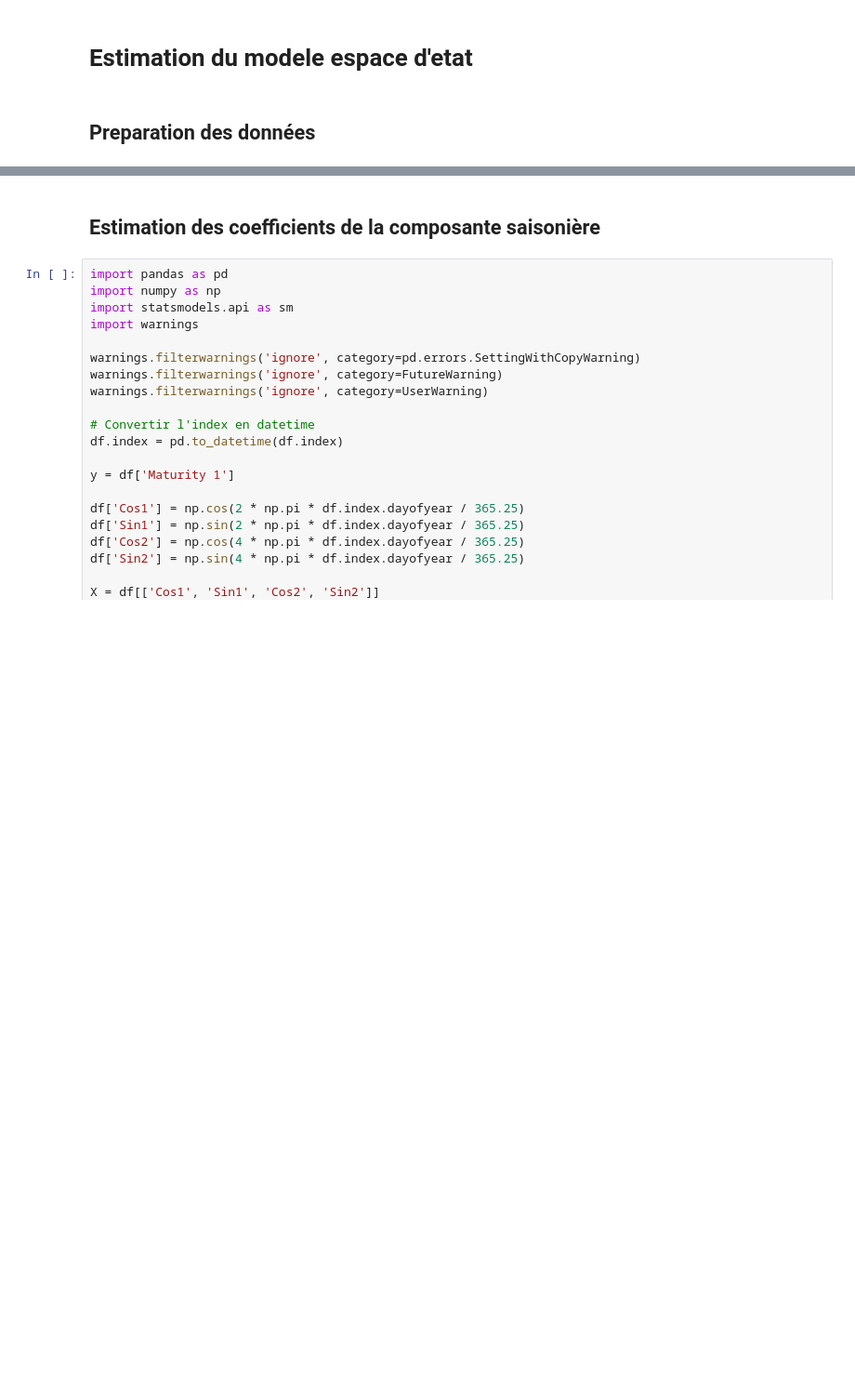
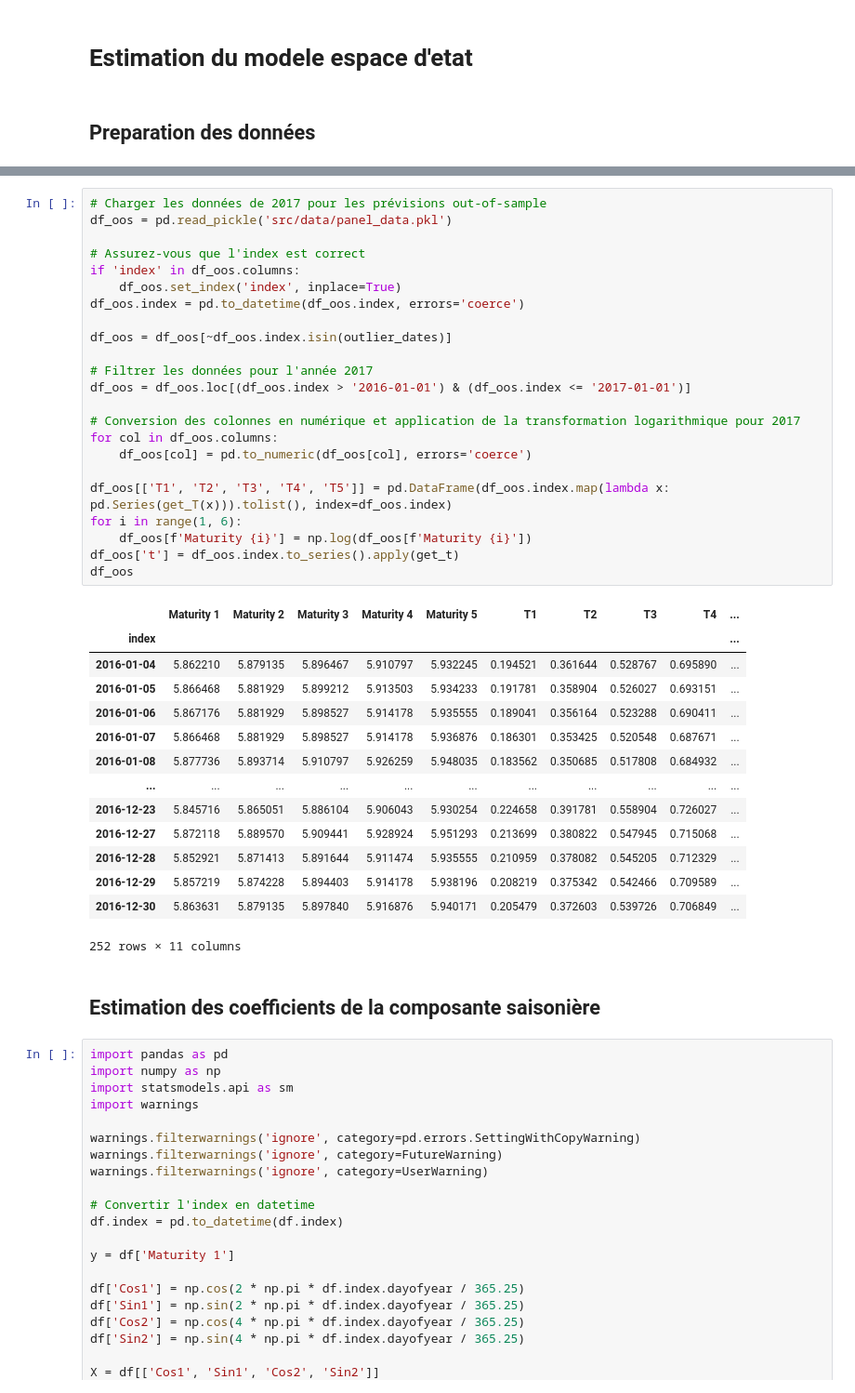
Before and after one commit to NaimLehbiben/Gestion-Quantitative, a Jupyter notebook: notebook.ipynb, the cells around one changed output, grey strips where cells are left out. Shown at 93% size. Drawn from its saved outputs; the diff is of its cells as text; blank space fills up the shorter version.

```diff
--- a/notebook.ipynb
+++ b/notebook.ipynb
@@ -80,3 +130,41 @@ df
+# %%
+# Charger les données de 2017 pour les prévisions out-of-sample
+df_oos = pd.read_pickle('src/data/panel_data.pkl')
+
+# Assurez-vous que l'index est correct
+if 'index' in df_oos.columns:
+    df_oos.set_index('index', inplace=True)
+df_oos.index = pd.to_datetime(df_oos.index, errors='coerce')
+
+df_oos = df_oos[~df_oos.index.isin(outlier_dates)]
+
+# Filtrer les données pour l'année 2017
+df_oos = df_oos.loc[(df_oos.index > '2016-01-01') & (df_oos.index <= '2017-01-01')]
+
+# Conversion des colonnes en numérique et application de la transformation logarithmique pour 2017
+for col in df_oos.columns:
+    df_oos[col] = pd.to_numeric(df_oos[col], errors='coerce')
+
+df_oos[['T1', 'T2', 'T3', 'T4', 'T5']] = pd.DataFrame(df_oos.index.map(lambda x: pd.Series(get_T(x))).tolist(), index=df_oos.index)
+for i in range(1, 6):
+    df_oos[f'Maturity {i}'] = np.log(df_oos[f'Maturity {i}'])
+df_oos['t'] = df_oos.index.to_series().apply(get_t)
+df_oos
+# %% [output]
+|  | Maturity 1 | Maturity 2 | Maturity 3 | Maturity 4 | Maturity 5 | T1 | T2 | T3 | T4 | ... |
+| index |  |  |  |  |  |  |  |  |  | ... |
+| 2016-01-04 | 5.862210 | 5.879135 | 5.896467 | 5.910797 | 5.932245 | 0.194521 | 0.361644 | 0.528767 | 0.695890 | ... |
+| 2016-01-05 | 5.866468 | 5.881929 | 5.899212 | 5.913503 | 5.934233 | 0.191781 | 0.358904 | 0.526027 | 0.693151 | ... |
+| 2016-01-06 | 5.867176 | 5.881929 | 5.898527 | 5.914178 | 5.935555 | 0.189041 | 0.356164 | 0.523288 | 0.690411 | ... |
+| 2016-01-07 | 5.866468 | 5.881929 | 5.898527 | 5.914178 | 5.936876 | 0.186301 | 0.353425 | 0.520548 | 0.687671 | ... |
+| 2016-01-08 | 5.877736 | 5.893714 | 5.910797 | 5.926259 | 5.948035 | 0.183562 | 0.350685 | 0.517808 | 0.684932 | ... |
+| ... | ... | ... | ... | ... | ... | ... | ... | ... | ... | ... |
+| 2016-12-23 | 5.845716 | 5.865051 | 5.886104 | 5.906043 | 5.930254 | 0.224658 | 0.391781 | 0.558904 | 0.726027 | ... |
+| 2016-12-27 | 5.872118 | 5.889570 | 5.909441 | 5.928924 | 5.951293 | 0.213699 | 0.380822 | 0.547945 | 0.715068 | ... |
+| 2016-12-28 | 5.852921 | 5.871413 | 5.891644 | 5.911474 | 5.935555 | 0.210959 | 0.378082 | 0.545205 | 0.712329 | ... |
+| 2016-12-29 | 5.857219 | 5.874228 | 5.894403 | 5.914178 | 5.938196 | 0.208219 | 0.375342 | 0.542466 | 0.709589 | ... |
+| 2016-12-30 | 5.863631 | 5.879135 | 5.897840 | 5.916876 | 5.940171 | 0.205479 | 0.372603 | 0.539726 | 0.706849 | ... |
+252 rows × 11 columns
 # %% [markdown]
 ## Estimation des coefficients de la composante saisonière
 # %%
```
Also changed, not shown: parts of 10 cells of this notebook.
